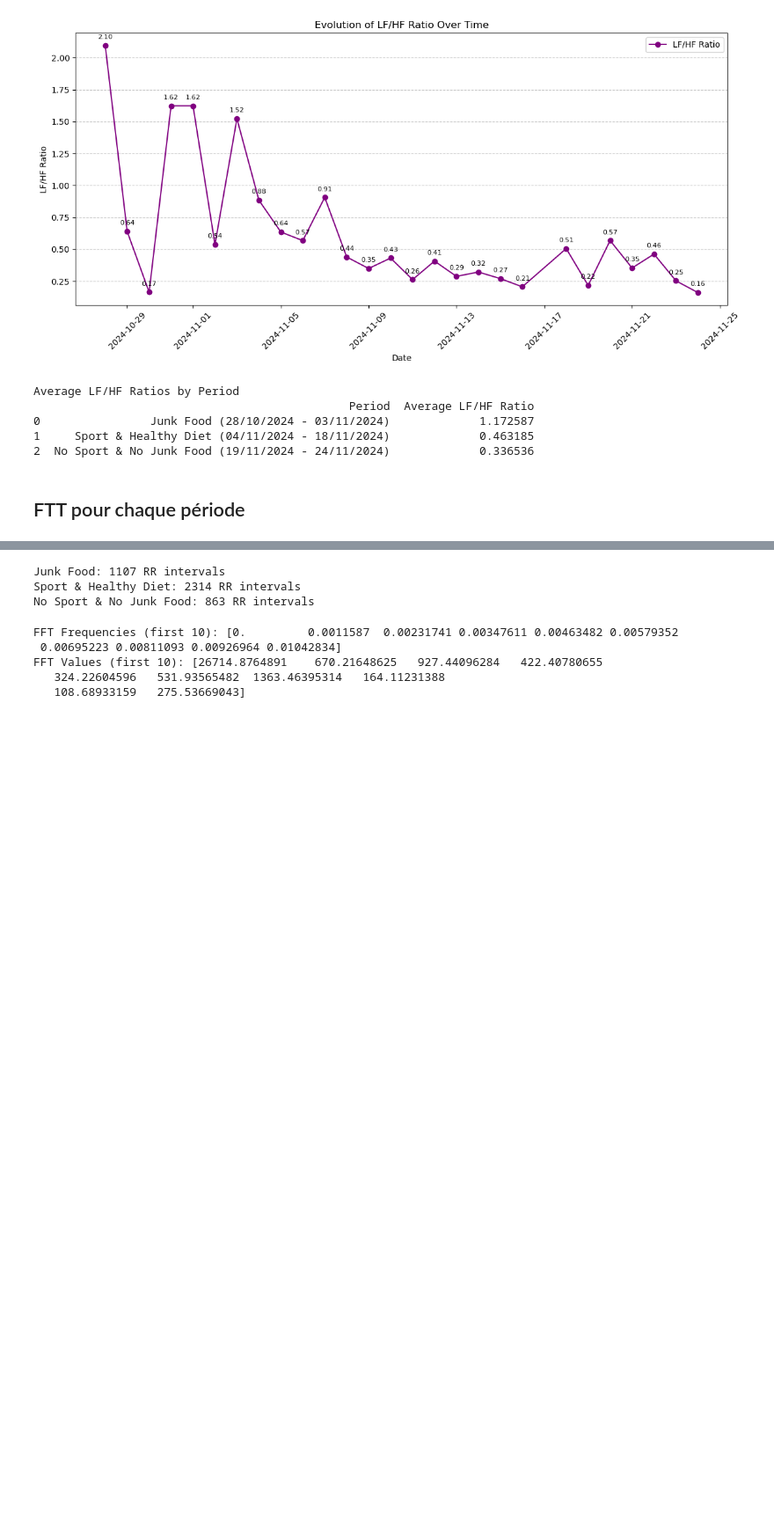
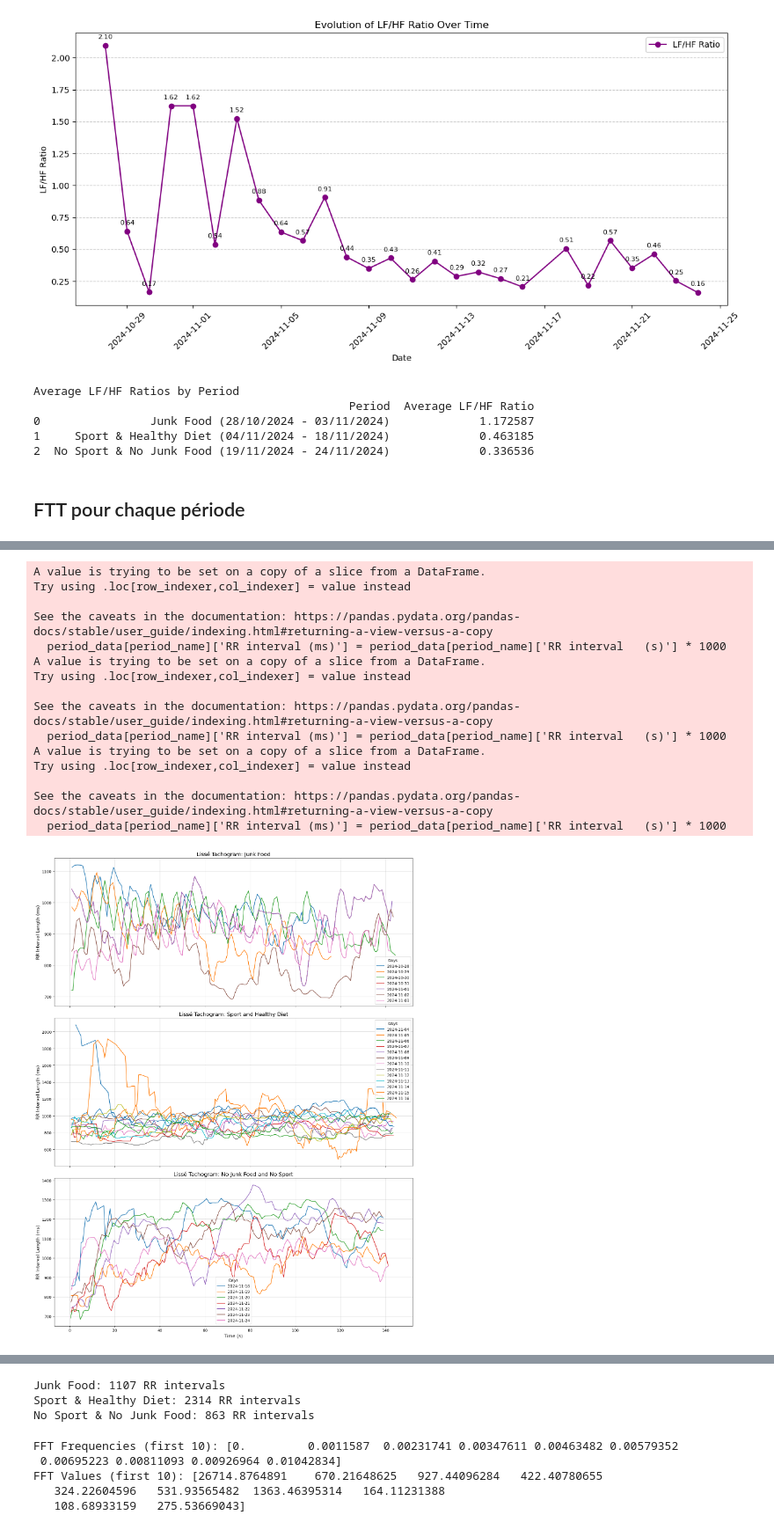
Before and after one commit to leyah-sa/VFC-Analysis, a Jupyter notebook: notebooks/Partie 1/monitoring.ipynb, the cells around one changed output, grey strips where cells are left out. Shown at 88% size. Saved outputs shown, nothing was run; the diff lists cells and outputs as text; code cells hidden in the pictures; blank space fills up the shorter version.

```diff
--- a/notebooks/Partie 1/monitoring.ipynb
+++ b/notebooks/Partie 1/monitoring.ipynb
@@ -477,0 +608,52 @@ Average LF/HF Ratios by Period
+# %%
+# Convertir les périodes en datetime pour le filtrage
+periods = {key: [pd.to_datetime(date) for date in dates] for key, dates in periods.items()}
+
+# Créer des sous-ensembles de données pour chaque période
+period_data = {}
+for period_name, dates in periods.items():
+    period_data[period_name] = cleaned_data[cleaned_data['Date'].isin(dates)]
+    # Ajouter une colonne pour les intervalles RR en millisecondes
+    period_data[period_name]['RR interval (ms)'] = period_data[period_name]['RR interval   (s)'] * 1000
+
+# Tracer les tachogrammes lissés pour chaque période
+fig, axes = plt.subplots(len(period_data), 1, figsize=(14, 18), sharex=True)
+
+for ax, (period_name, data_subset) in zip(axes, period_data.items()):
+    for day in data_subset['Date'].unique():
+        day_data = data_subset[data_subset['Date'] == day]
+
+        # Lissage des données avec une moyenne mobile
+        time = day_data['Time   (s)'].values
+        rr_intervals = day_data['RR interval (ms)'].values
+        smoothed_rr_intervals = np.convolve(rr_intervals, np.ones(10)/10, mode='valid')  # Moyenne mobile sur 10 points
+
+        # Tracer le tachogramme lissé
+        ax.plot(time[:len(smoothed_rr_intervals)], smoothed_rr_intervals, label=f"{pd.to_datetime(day).strftime('%Y-%m-%d')}")
+
+    ax.set_title(f"Lissé Tachogram: {period_name}", fontsize=14)
+    ax.set_ylabel("RR Interval Length (ms)", fontsize=12)
+    ax.legend(title="Days")
+    ax.grid(alpha=0.5)
+
+axes[-1].set_xlabel("Time (s)", fontsize=12)
+
+plt.tight_layout()
+plt.show()
+# %% [output]
+A value is trying to be set on a copy of a slice from a DataFrame.
+Try using .loc[row_indexer,col_indexer] = value instead
+
+See the caveats in the documentation: https://pandas.pydata.org/pandas-docs/stable/user_guide/indexing.html#returning-a-view-versus-a-copy
+  period_data[period_name]['RR interval (ms)'] = period_data[period_name]['RR interval   (s)'] * 1000
+A value is trying to be set on a copy of a slice from a DataFrame.
+Try using .loc[row_indexer,col_indexer] = value instead
+
+See the caveats in the documentation: https://pandas.pydata.org/pandas-docs/stable/user_guide/indexing.html#returning-a-view-versus-a-copy
+  period_data[period_name]['RR interval (ms)'] = period_data[period_name]['RR interval   (s)'] * 1000
+A value is trying to be set on a copy of a slice from a DataFrame.
+Try using .loc[row_indexer,col_indexer] = value instead
+
+See the caveats in the documentation: https://pandas.pydata.org/pandas-docs/stable/user_guide/indexing.html#returning-a-view-versus-a-copy
+  period_data[period_name]['RR interval (ms)'] = period_data[period_name]['RR interval   (s)'] * 1000
+[figure, added]
```
Also changed, not shown: parts of 14 cells of this notebook.
